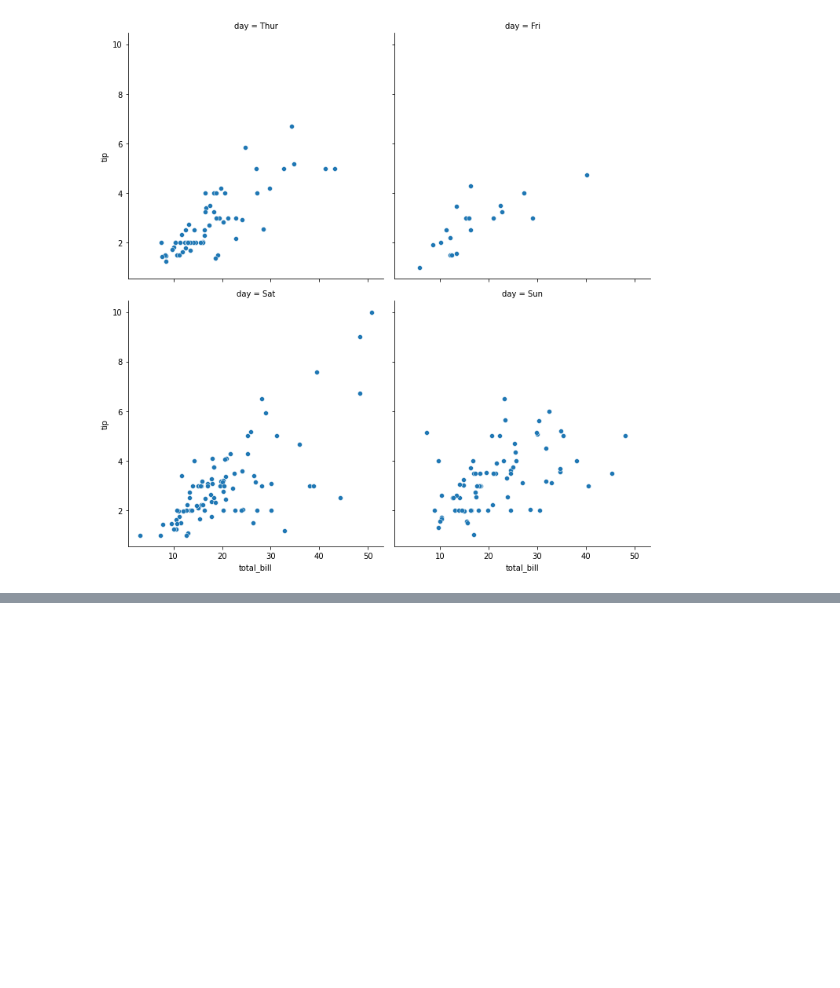
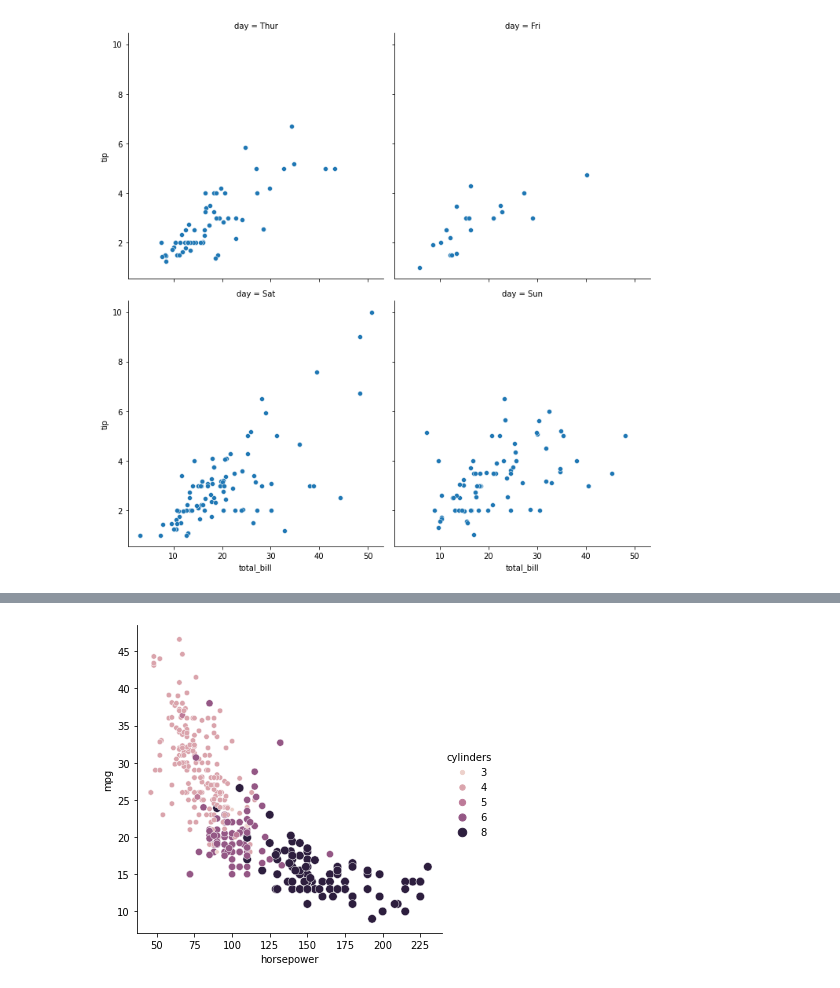
Before and after one commit to ecuerbo/pyprac, a Jupyter notebook: datacamp/intro to seaborn.ipynb, the cells around one changed output, grey strips where cells are left out. Saved outputs shown, nothing was run; the diff lists cells and outputs as text; code cells hidden in the pictures; blank space fills up the shorter version.

```diff
--- a/datacamp/intro to seaborn.ipynb
+++ b/datacamp/intro to seaborn.ipynb
@@ -124,0 +156,3 @@ plt.show()
+# %%
+mpg=sns.load_dataset("mpg")
+mpg.head()
@@ -124,0 +166,10 @@ plt.show()
+# %%
+sns.relplot(x="horsepower",
+           y="mpg",
+           data=mpg,
+           kind="scatter",
+           size="cylinders",
+           hue="cylinders")
+plt.show()
+# %% [output]
+[figure, added]
```
Also changed, not shown: parts of 5 cells of this notebook.
